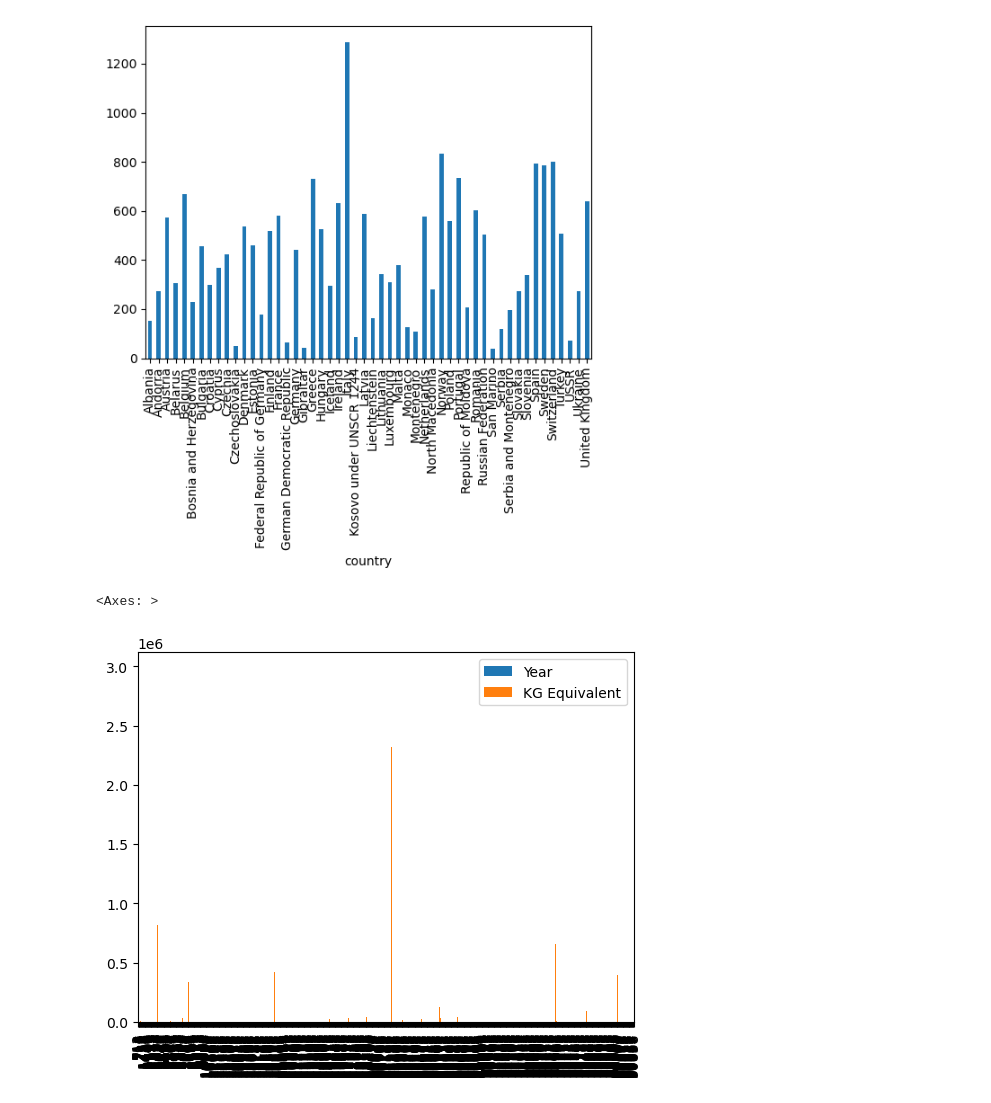
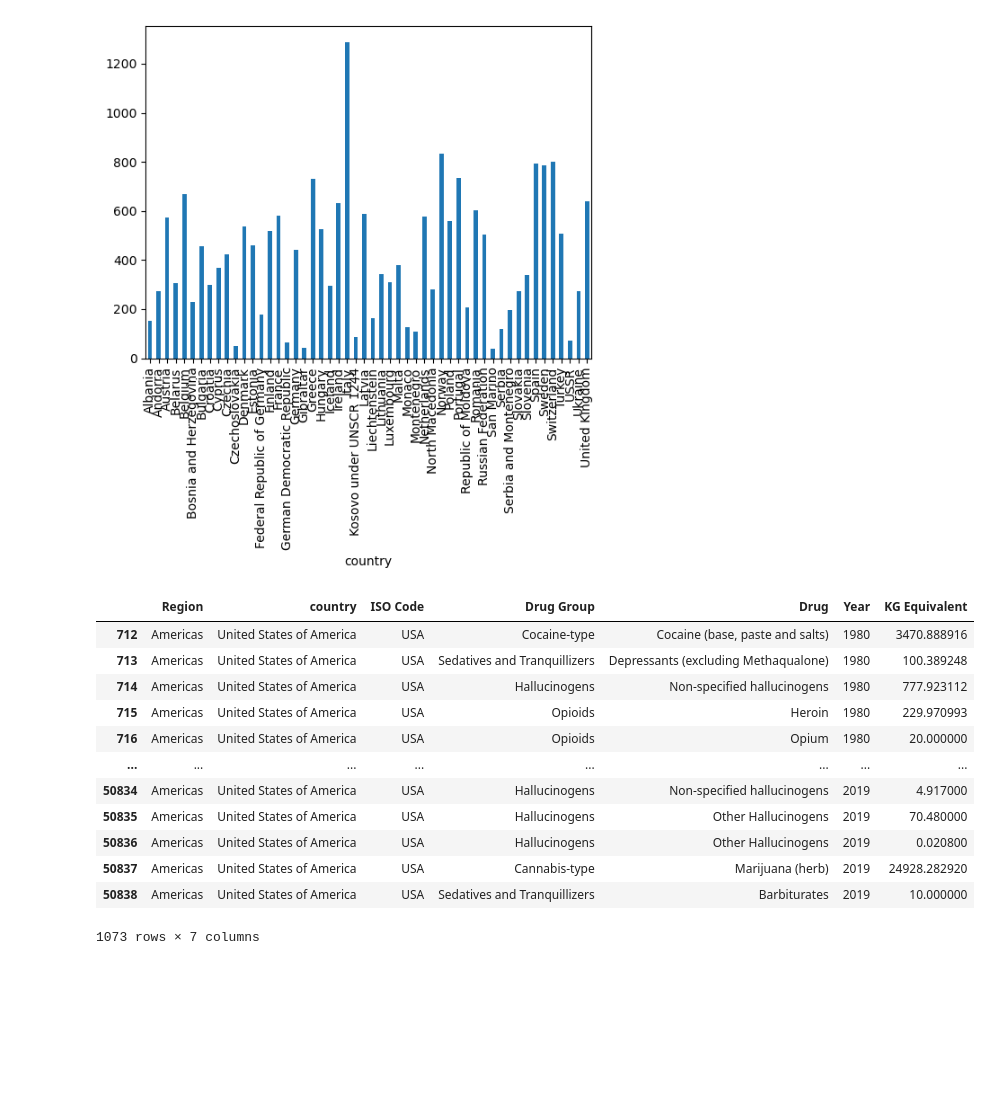
Before and after one commit to daraa17/drug-seizures, a Jupyter notebook: international_paola.ipynb, the cells around one changed output. Saved outputs shown, nothing was run; the diff lists cells and outputs as text; code cells hidden in the pictures; blank space fills up the shorter version.

```diff
--- a/international_paola.ipynb
+++ b/international_paola.ipynb
@@ -89,9 +89,20 @@ country_pie.plot.bar()
 <Axes: xlabel='country'>
 [figure]
 # %%
-usa = drug_seizures.loc[drug_seizures["Drug Group"]=="Opioids"]
-usa_pie = drug_seizures.loc[drug_seizures["country"]=="United States of America"]
-usa_pie.plot.bar()
+usa = drug_seizures.loc[drug_seizures["country"]=="United States of America"]
+usa_drug = usa.loc[drug_seizures["country"]=="United States of America"]
+usa
 # %% [output]
+|  | Region | country | ISO Code | Drug Group | Drug | Year | KG Equivalent |
+| 712 | Americas | United States of America | USA | Cocaine-type | Cocaine (base, paste and salts) | 1980 | 3470.888916 |
+| 713 | Americas | United States of America | USA | Sedatives and Tranquillizers | Depressants (excluding Methaqualone) | 1980 | 100.389248 |
+| 714 | Americas | United States of America | USA | Hallucinogens | Non-specified hallucinogens | 1980 | 777.923112 |
+| 715 | Americas | United States of America | USA | Opioids | Heroin | 1980 | 229.970993 |
+| 716 | Americas | United States of America | USA | Opioids | Opium | 1980 | 20.000000 |
+| ... | ... | ... | ... | ... | ... | ... | ... |
+| 50834 | Americas | United States of America | USA | Hallucinogens | Non-specified hallucinogens | 2019 | 4.917000 |
+| 50835 | Americas | United States of America | USA | Hallucinogens | Other Hallucinogens | 2019 | 70.480000 |
+| 50836 | Americas | United States of America | USA | Hallucinogens | Other Hallucinogens | 2019 | 0.020800 |
+| 50837 | Americas | United States of America | USA | Cannabis-type | Marijuana (herb) | 2019 | 24928.282920 |
+| 50838 | Americas | United States of America | USA | Sedatives and Tranquillizers | Barbiturates | 2019 | 10.000000 |
-<Axes: >
+1073 rows × 7 columns
-[figure, removed]
```
